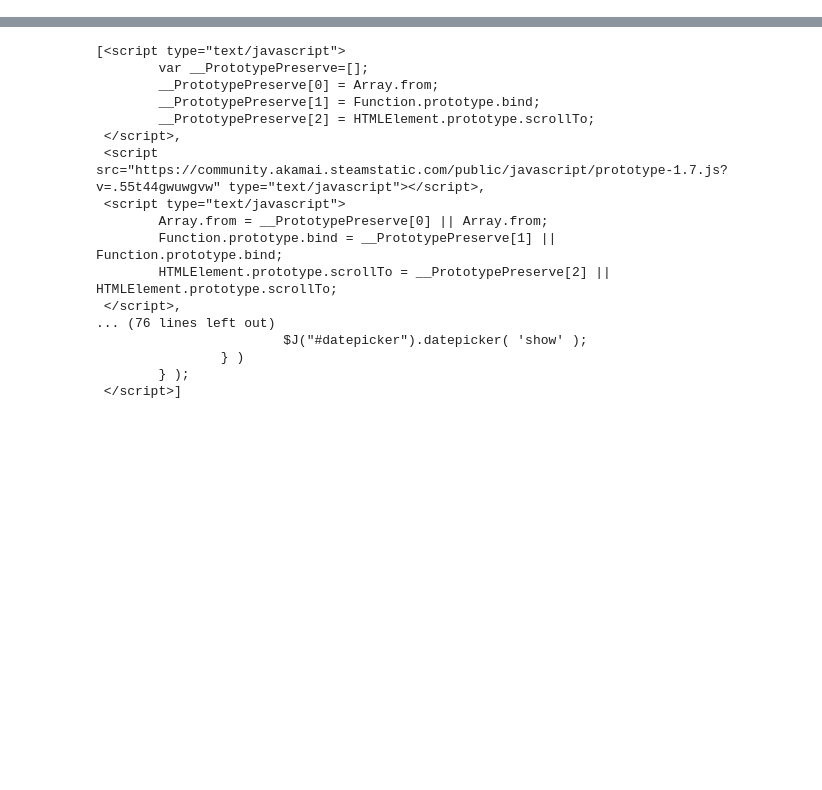
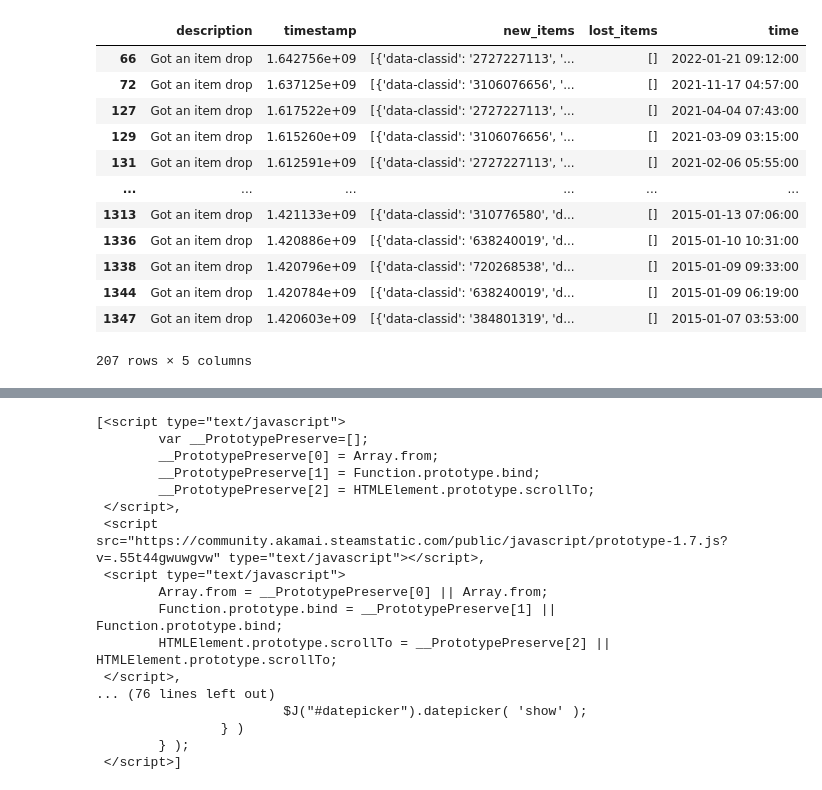
Before and after one commit to andreaskeller96/csgo-case-statistics, a Jupyter notebook: stats.ipynb, the cells around one changed output, grey strips where cells are left out. Drawn from its saved outputs; the diff is of its cells as text; code cells hidden in the pictures; blank space fills up the shorter version.

```diff
--- a/stats.ipynb
+++ b/stats.ipynb
@@ -191,0 +266,16 @@ json.loads(test)["730"]
+# %%
+drops["item_name"] = [0]
+# %% [output]
+|  | description | timestamp | new_items | lost_items | time |
+| 66 | Got an item drop | 1.642756e+09 | [{'data-classid': '2727227113', '... | [] | 2022-01-21 09:12:00 |
+| 72 | Got an item drop | 1.637125e+09 | [{'data-classid': '3106076656', '... | [] | 2021-11-17 04:57:00 |
+| 127 | Got an item drop | 1.617522e+09 | [{'data-classid': '2727227113', '... | [] | 2021-04-04 07:43:00 |
+| 129 | Got an item drop | 1.615260e+09 | [{'data-classid': '3106076656', '... | [] | 2021-03-09 03:15:00 |
+| 131 | Got an item drop | 1.612591e+09 | [{'data-classid': '2727227113', '... | [] | 2021-02-06 05:55:00 |
+| ... | ... | ... | ... | ... | ... |
+| 1313 | Got an item drop | 1.421133e+09 | [{'data-classid': '310776580', 'd... | [] | 2015-01-13 07:06:00 |
+| 1336 | Got an item drop | 1.420886e+09 | [{'data-classid': '638240019', 'd... | [] | 2015-01-10 10:31:00 |
+| 1338 | Got an item drop | 1.420796e+09 | [{'data-classid': '720268538', 'd... | [] | 2015-01-09 09:33:00 |
+| 1344 | Got an item drop | 1.420784e+09 | [{'data-classid': '638240019', 'd... | [] | 2015-01-09 06:19:00 |
+| 1347 | Got an item drop | 1.420603e+09 | [{'data-classid': '384801319', 'd... | [] | 2015-01-07 03:53:00 |
+207 rows × 5 columns
```
Also changed, not shown: parts of 10 cells of this notebook.
